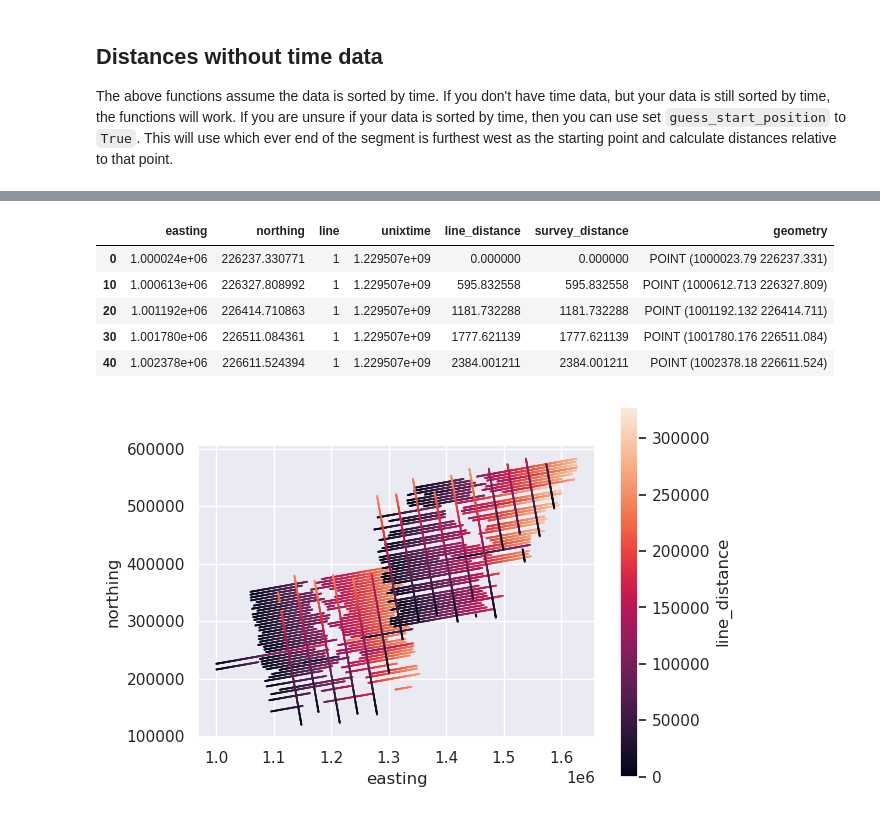
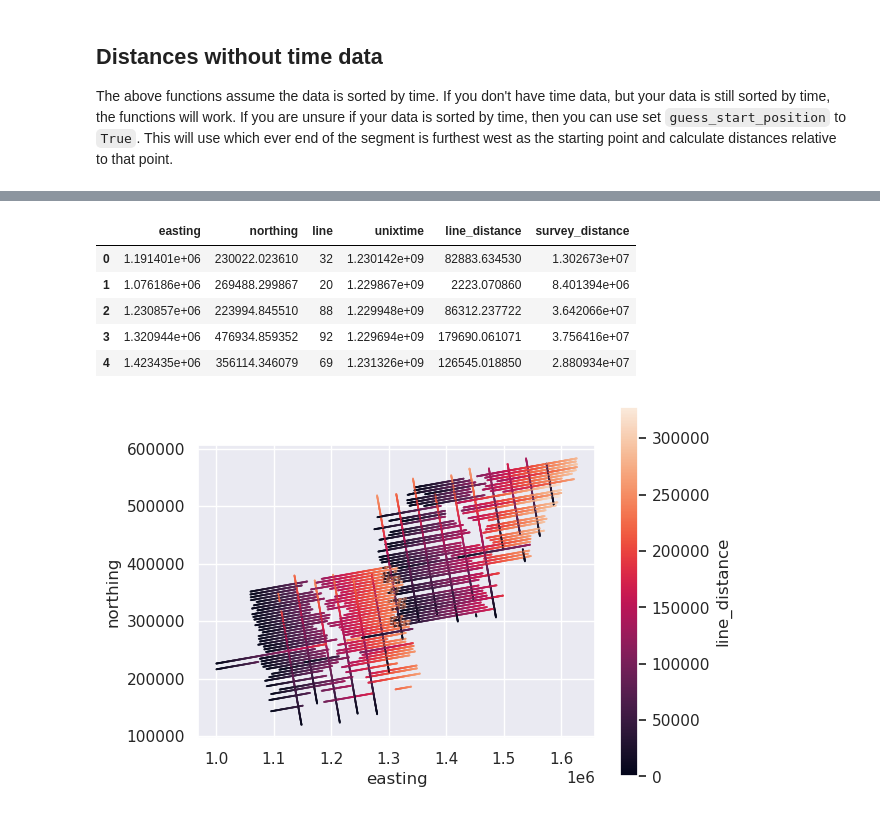
Before and after one commit to GeoToolkits/airbornegeo, a Jupyter notebook: docs/along_track_distance.ipynb, the cells around one changed output, grey strips where cells are left out. Saved outputs shown, nothing was run; the diff lists cells and outputs as text; code cells hidden in the pictures.

```diff
--- a/docs/along_track_distance.ipynb
+++ b/docs/along_track_distance.ipynb
@@ -131,30 +130,24 @@ unsorted_data_df.head()
 # %%
-# for this method, we need a geodataframe
-unsorted_data_df = gpd.GeoDataFrame(
-    unsorted_data_df,
-    geometry=gpd.points_from_xy(unsorted_data_df.easting, unsorted_data_df.northing),
-    crs="EPSG:3031",
-)
 unsorted_data_df["line_distance"] = airbornegeo.along_track_distance(
     unsorted_data_df,
     groupby_column="line",
     guess_start_position=True,
 )
 
 ax = unsorted_data_df.plot.scatter(
     "easting",
     "northing",
     c="line_distance",
     s=0.1,
 )
 ax.set_aspect("equal")
 
 unsorted_data_df.head()
 # %% [output]
-|  | easting | northing | line | unixtime | line_distance | survey_distance | geometry |
-| 0 | 1.000024e+06 | 226237.330771 | 1 | 1.229507e+09 | 0.000000 | 0.000000 | POINT (1000023.79 226237.331) |
-| 10 | 1.000613e+06 | 226327.808992 | 1 | 1.229507e+09 | 595.832558 | 595.832558 | POINT (1000612.713 226327.809) |
-| 20 | 1.001192e+06 | 226414.710863 | 1 | 1.229507e+09 | 1181.732288 | 1181.732288 | POINT (1001192.132 226414.711) |
-| 30 | 1.001780e+06 | 226511.084361 | 1 | 1.229507e+09 | 1777.621139 | 1777.621139 | POINT (1001780.176 226511.084) |
-| 40 | 1.002378e+06 | 226611.524394 | 1 | 1.229507e+09 | 2384.001211 | 2384.001211 | POINT (1002378.18 226611.524) |
+|  | easting | northing | line | unixtime | line_distance | survey_distance |
+| 0 | 1.191401e+06 | 230022.023610 | 32 | 1.230142e+09 | 82883.634530 | 1.302673e+07 |
+| 1 | 1.076186e+06 | 269488.299867 | 20 | 1.229867e+09 | 2223.070860 | 8.401394e+06 |
+| 2 | 1.230857e+06 | 223994.845510 | 88 | 1.229948e+09 | 86312.237722 | 3.642066e+07 |
+| 3 | 1.320944e+06 | 476934.859352 | 92 | 1.229694e+09 | 179690.061071 | 3.756416e+07 |
+| 4 | 1.423435e+06 | 356114.346079 | 69 | 1.231326e+09 | 126545.018850 | 2.880934e+07 |
-[figure, old version]
+[figure, new version]
```
Also changed, not shown: parts of 4 cells of this notebook, 47 other files.
